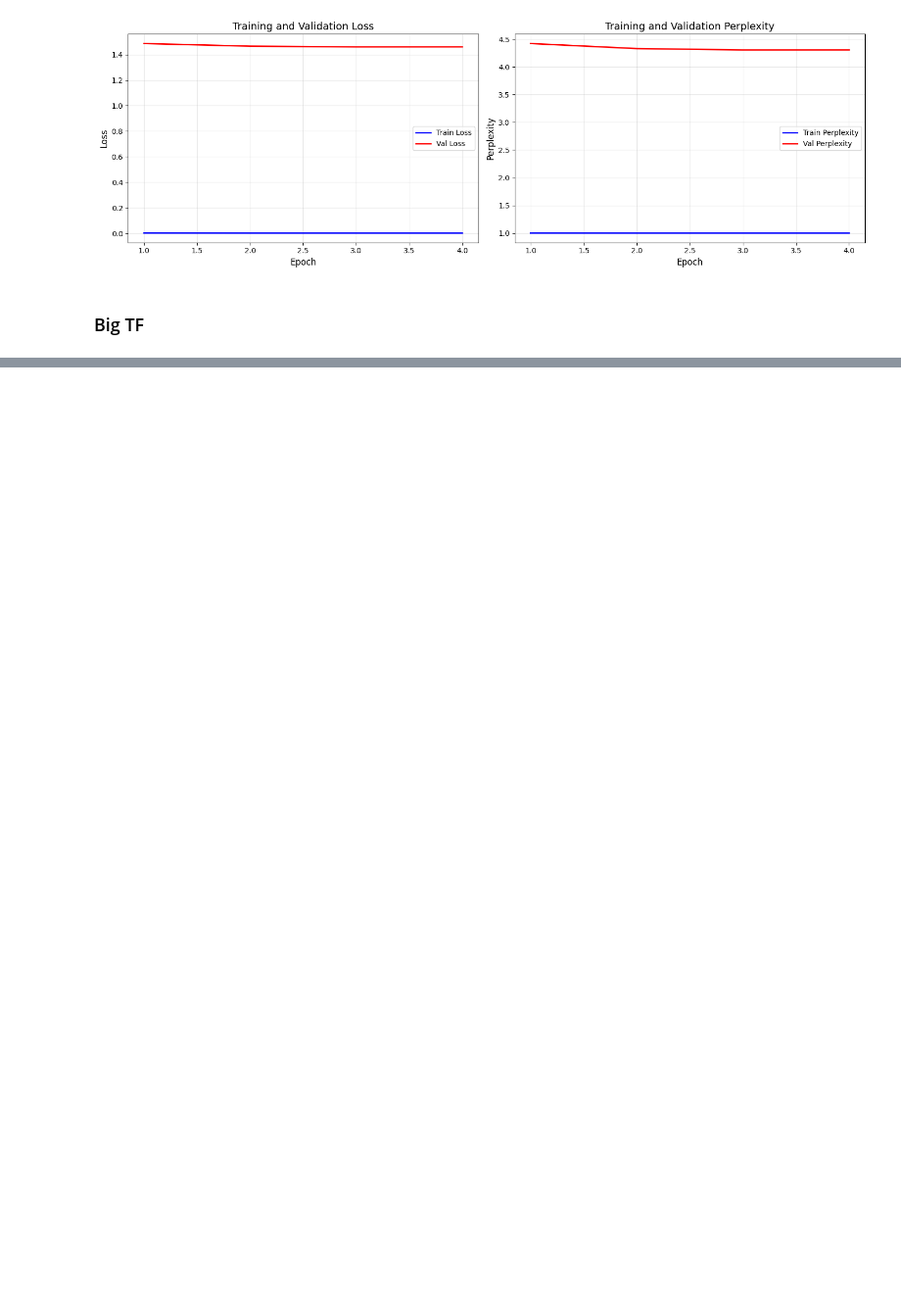
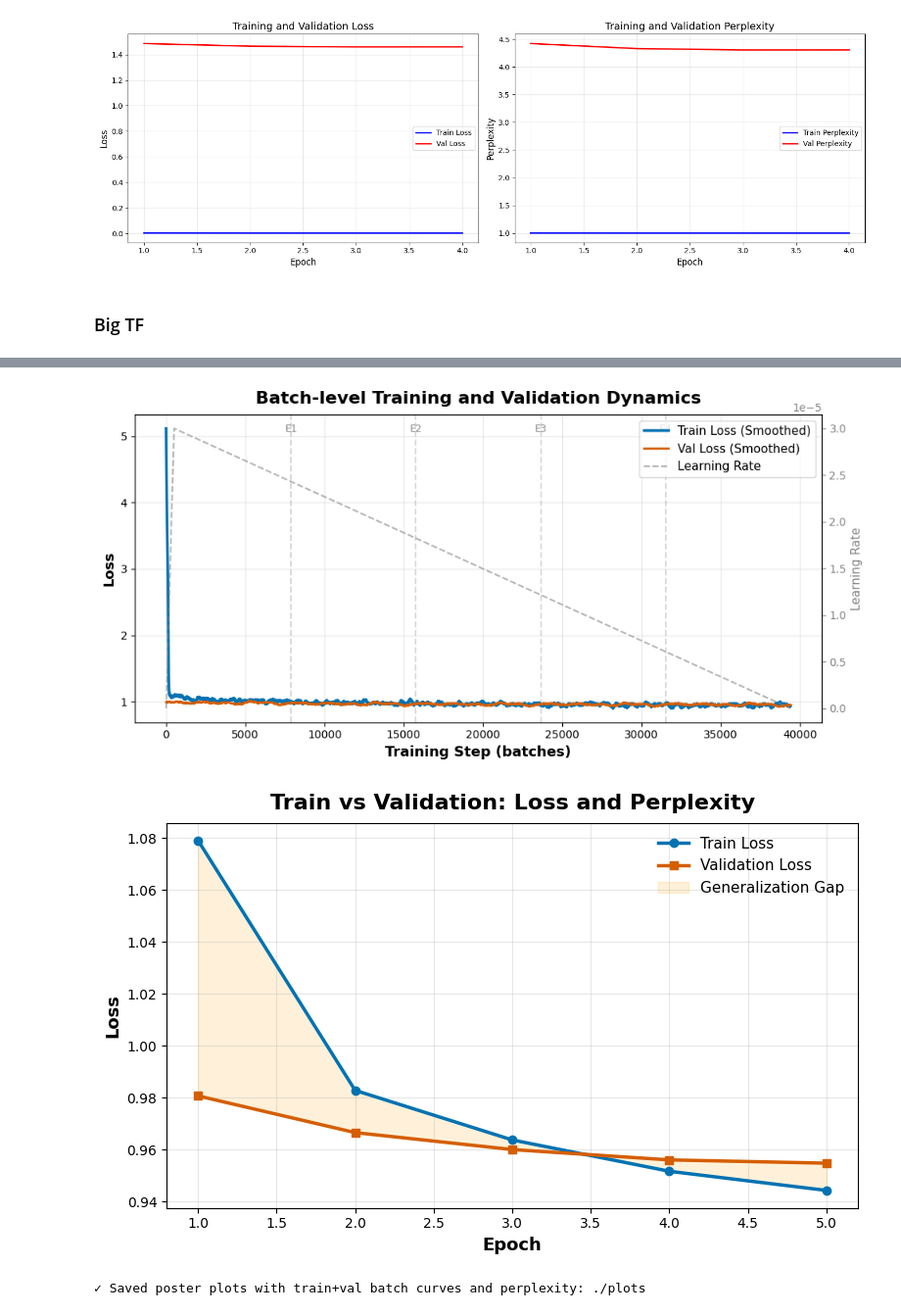
Before and after one commit to I-Hansson/DML-project, a Jupyter notebook: notebooks/genre_model.ipynb, the cells around one changed output, grey strips where cells are left out. Shown at 98% size. Saved outputs shown, nothing was run; the diff lists cells and outputs as text; code cells hidden in the pictures; blank space fills up the shorter version.

```diff
--- a/notebooks/genre_model.ipynb
+++ b/notebooks/genre_model.ipynb
@@ -97,15 +100,22 @@ class LyricsDataset(Dataset):
 ## Initialise the data
 # %%
 
-train_df, val_df = train_test_split(
+train_df, temp_df = train_test_split(
     df,
     test_size=0.2,
     stratify=df['genre'],
     random_state=6
 )
+val_df, test_df = train_test_split(
+    temp_df,
+    test_size=0.1,
+    stratify=temp_df['genre'],
+    random_state=6
+)
 
 train_dataset = LyricsDataset(train_df['formatted_text'].tolist(), tokenizer, 768)
 val_dataset = LyricsDataset(val_df['formatted_text'].tolist(), tokenizer, 768)
+test_dataset = LyricsDataset(test_df['formatted_text'].tolist(), tokenizer, 768)
 # %% [output]
 Pre-tokenizing 31532 songs...
 Tokenization complete
@@ -287,7 +286,6 @@ small_train_loader = DataLoader(
     small_train_dataset,
     batch_size=BATCH_SIZE,
     shuffle=True,
-    num_workers=0,
     pin_memory=False
 )
 
@@ -295,11 +293,10 @@ small_val_loader = DataLoader(
     small_val_dataset,
     batch_size=BATCH_SIZE,
     shuffle=False,
-    num_workers=0,
     pin_memory=False
 )
 LEARNING_RATE = 3e-5
-NUM_EPOCHS = 5
+NUM_EPOCHS = 2
 WARMUP_STEPS = 500
 WARMUP_RATIO = 0.1
 WEIGHT_DECAY = 0.01
@@ -443,2 +477,2 @@ KeyboardInterrupt:
 # %%
-plot_training_curves(train_losses_b, val_losses_b)
+model2, big_history = train_gpt2_model(larger_data_model, train_loader, val_loader, device, optimizer, scheduler, num_epochs=NUM_EPOCHS, model_name='gpt2_all_data_model')
@@ -444,0 +722,6 @@ plot_training_curves(train_losses_b, val_losses_b)
+# %%
+create_poster_plots(big_history, num_epochs=NUM_EPOCHS, batches_per_epoch=len(train_loader))
+# %% [output]
+[figure, added]
+[figure, added]
+✓ Saved poster plots with train+val batch curves and perplexity: ./plots
```
Also changed, not shown: parts of 12 cells of this notebook, 10 other files.
